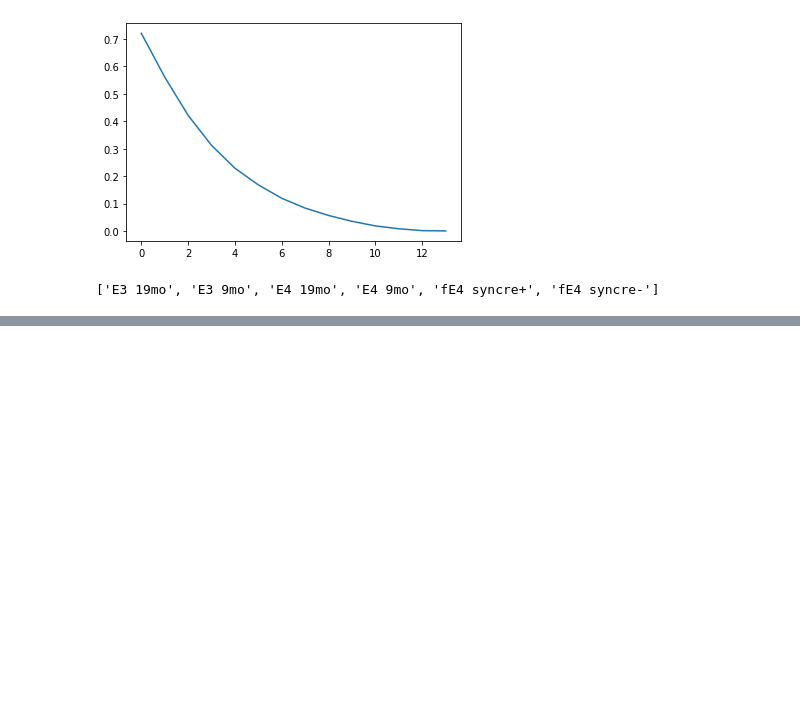
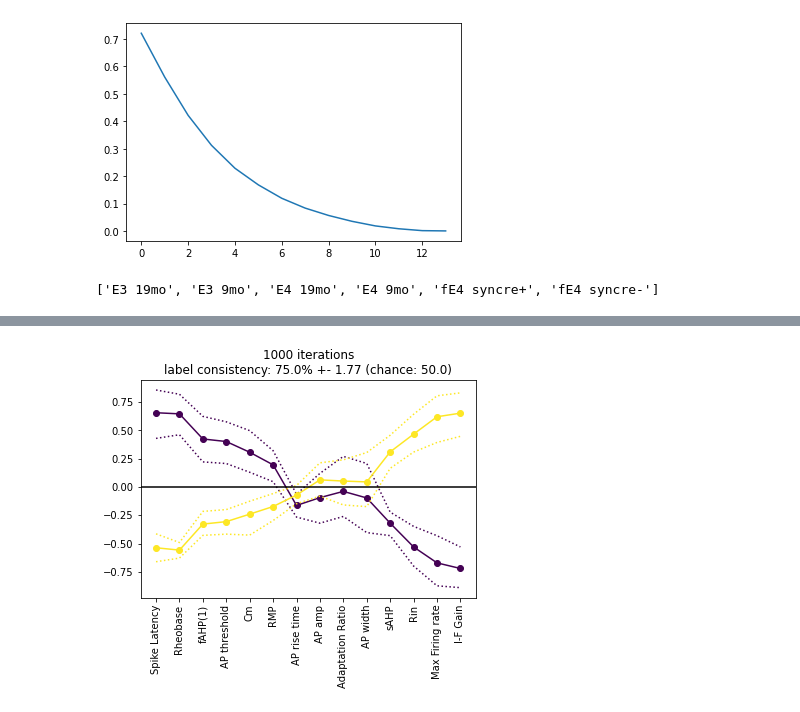
Before and after one commit to dtabuena/ApoE_Data_Clustering, a Jupyter notebook: MessingWithData.ipynb, the cells around one changed output, grey strips where cells are left out. Cells and saved outputs as stored; diff of their text form; code cells hidden in the pictures; blank space fills up the shorter version.

```diff
--- a/MessingWithData.ipynb
+++ b/MessingWithData.ipynb
@@ -353,0 +348,97 @@ display(a)
+# %%
+from pandas.compat.numpy import np_array_datetime64_compat
+###########   Cluster Validation #############
+from random import sample
+from tqdm import tqdm
+import scipy
+''' random sub sample cluster and plot cluster center similarity '''
+SubSampleFrac = .8
+num_iter = 1000
+center_list = []
+label_list = []
+sub_sample_ind_list = []
+full_label_list = []
+k = 2
+
+
+for ni in tqdm( range(num_iter) ):
+    sub_sample_ind = []
+    for t in uniq_types:
+        t_inds = [i for i in range(len(type_list)) if t in type_list[i]]
+        # print(t_inds)
+        sub_sample_ind.extend( sample(t_inds, int(len(t_inds)*SubSampleFrac) ) )
+    kmeans_iter = KMeans(n_clusters=k, random_state=42).fit(data_for_fit[sub_sample_ind][:,new_cent_order])
+    centers_iter = kmeans_iter.cluster_centers_.T
+    centers_iter = centers_iter - np.mean(centers_iter,axis=0)
+    labels_iter = kmeans_iter.labels_
+
+    # if ni>0:
+    #     corco = np.corrcoef(centers_iter.T,center_list[0].T)
+    #     if corco[0,-1] > corco[0,-2]:
+    #         centers_iter = np.flip(centers_iter, axis=1)
+    #         labels_iter=np.logical_not(labels_iter)
+    if ni>0:
+        corco = np.corrcoef(centers_iter.T,center_list[0].T)
+        corco = corco[0:k,k:]
+        ind = np.argmax(corco,axis=0)
+        centers_iter = centers_iter[:,ind]
+        labels_iter = [ind[l] for l in labels_iter]
+
+    full_label_iter = np.empty((data_for_fit.shape[0],))
+    full_label_iter[:] = np.nan
+    full_label_iter[sub_sample_ind] = labels_iter
+
+    center_list.append(centers_iter)
+    label_list.append(labels_iter)
+    sub_sample_ind_list.append(sub_sample_ind_list)
+    full_label_list.append(full_label_iter)
+
+    # delta_centers_iter = abs( np.diff(centers_iter,axis=1))
+
+center_stack = np.stack(center_list)
+mean_center = np.mean(center_stack,0)
+nintey_p_center = np.percentile(center_stack, [2.5, 97.5], axis=0)
+
+cmap = plt.cm.viridis(np.linspace(0,1,k))
+fig, ax = plt.subplots(1)
+for ki in range(k):
+    ax.plot(mean_center[:,ki].T,'-o',color=cmap[ki])
+    ax.plot(nintey_p_center[0,:,ki].T,':',color=cmap[ki])
+    ax.plot(nintey_p_center[1,:,ki].T,':',color=cmap[ki])
+
+
+ax.set_xticks(np.arange(len(numericals)))
+ax.set_xticklabels(sorted_numericals,rotation=90)
+ax.axhline(0, color='k')
+
+
+
+full_label_stack = np.stack(full_label_list)
+
+pseudo_truth = scipy.stats.mode(full_label_stack,axis=0)[0]
+is_match = full_label_stack == pseudo_truth
+consistency_iter = np.mean(is_match, axis = 1)
+mean_consistency = np.mean(consistency_iter)
+std_consistency = np.std(consistency_iter)
+consistency_report = 'label consistency: ' + str(round(mean_consistency*100,1)) + '% +- ' + str(round(std_consistency*100,2)) + ' (chance: ' + str(round(1/k*100,1))+')'
+# print(consistency_report)
+# print('(chance: ' + str(round(1/k*100,1))+')')
+ax.title.set_text( str(ni+1) +' iterations' + '\n' + consistency_report)
+plt.show()
+fig.savefig('CrossVal_Data k=2 Centers.'+fig_opt['format'],**fig_opt)
+
+
+
+fig, ax = plt.subplots(2,1,gridspec_kw={'height_ratios': [3, 1]}  )
+ax[0].pcolor( full_label_stack )
+ax[0].set_xlabel('Cell')
+ax[0].set_ylabel('Iteration')
+ax[0].title.set_text('K='+str(k) +' '+ consistency_report)
+ax[1].plot(np.mean(is_match,axis=0)*100)
+ax[1].set_ylabel('Consistency (%)')
+ax[1].set_ylim((0,100))
+ax[1].set_xlim((0,is_match.shape[1]))
+ax[1].set_xlabel('Cell')
+fig.savefig('CrossVal_Data k=2 Labeling.'+fig_opt['format'],**fig_opt)
+# %% [output]
+[figure, added]
```
Also changed, not shown: parts of 11 cells of this notebook.
